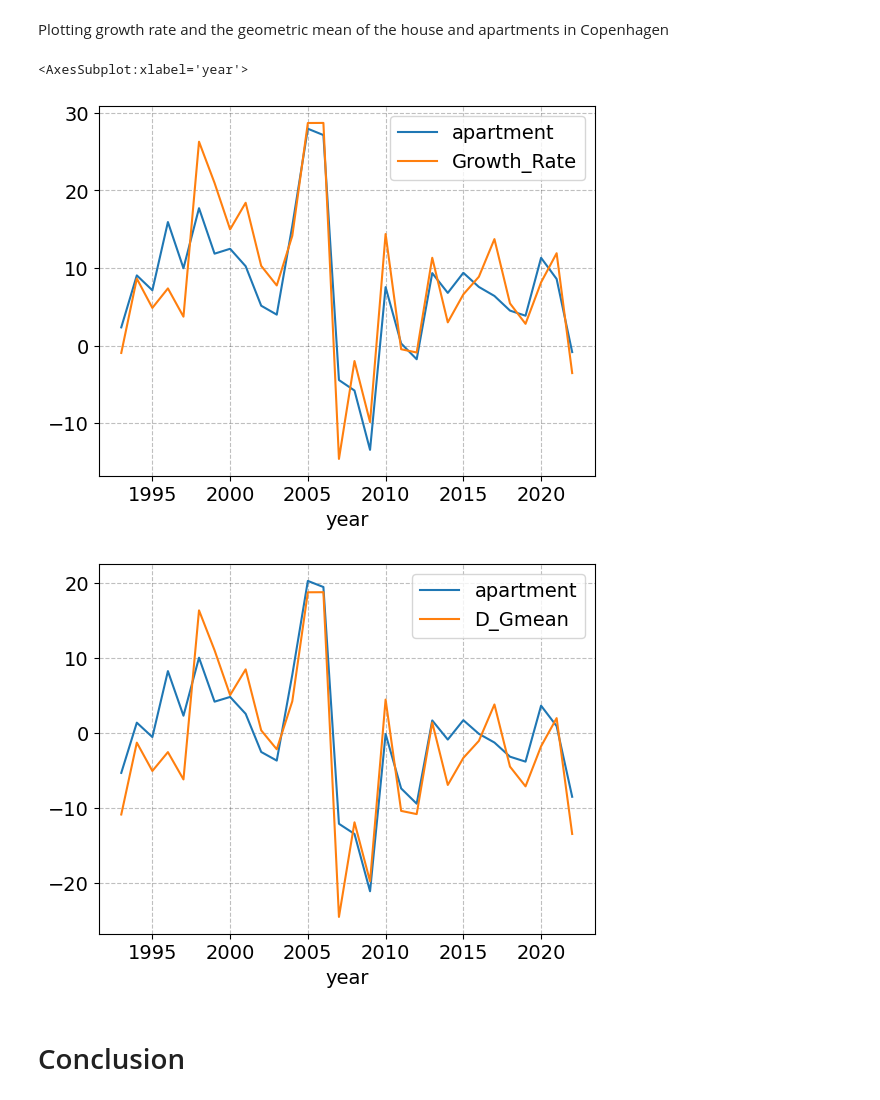
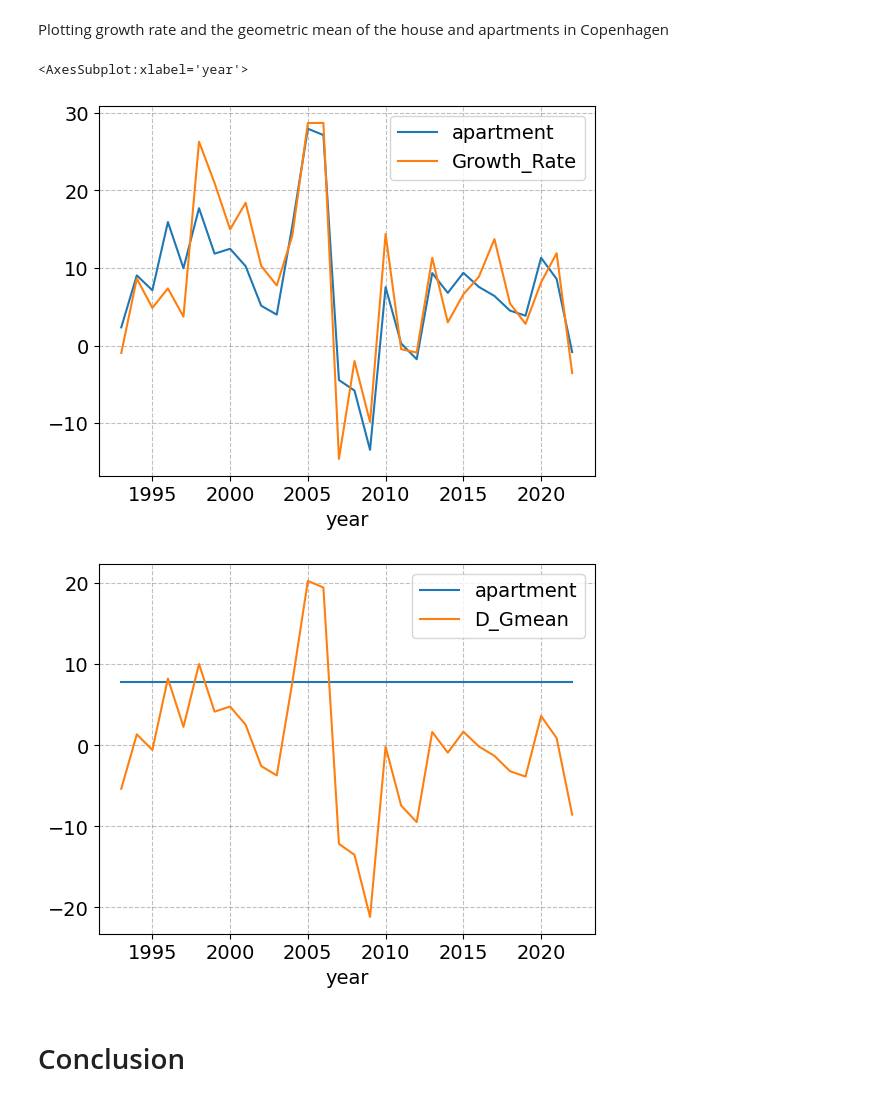
Before and after one commit to NumEconCopenhagen/projects-2023-jps, a Jupyter notebook: dataproject/dataproject.ipynb, the cells around one changed output. Drawn from its saved outputs; the diff is of its cells as text; code cells hidden in the pictures.

```diff
--- a/dataproject/dataproject.ipynb
+++ b/dataproject/dataproject.ipynb
@@ -378,14 +378,14 @@ Plotting growth rate and the geometric mean of the house and apartments in Copen
 # %%
 # Plotting growth rate and the geometric mean
 ax = house_københavn2.plot(x='year', y='Growth_Rate', label = 'apartment')
 ap_københavn2.plot(x='year', y='Growth_Rate', ax=ax)
 
-ax = house_københavn2.plot(x='year', y='D_Gmean', label = 'apartment')
-ap_københavn2.plot(x='year', y='D_Gmean', ax=ax)
+ax = house_københavn2.plot(x='year', y='Gmean', label = 'apartment')
+house_københavn2.plot(x='year', y='D_Gmean', ax=ax)
 # %% [output]
 <AxesSubplot:xlabel='year'>
 [figure]
-[figure, old version]
+[figure, new version]
 # %% [markdown]
 # Conclusion
 # %% [markdown]
```
Also changed, not shown: parts of 1 cell of this notebook.
